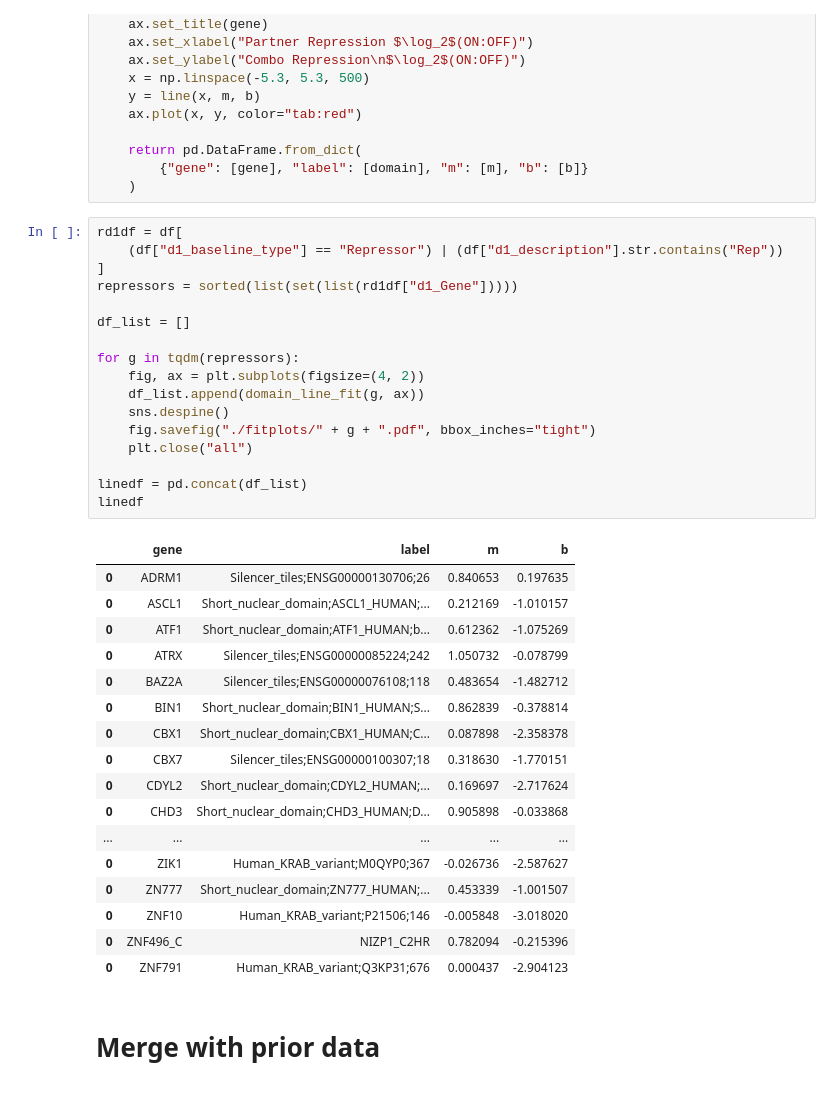
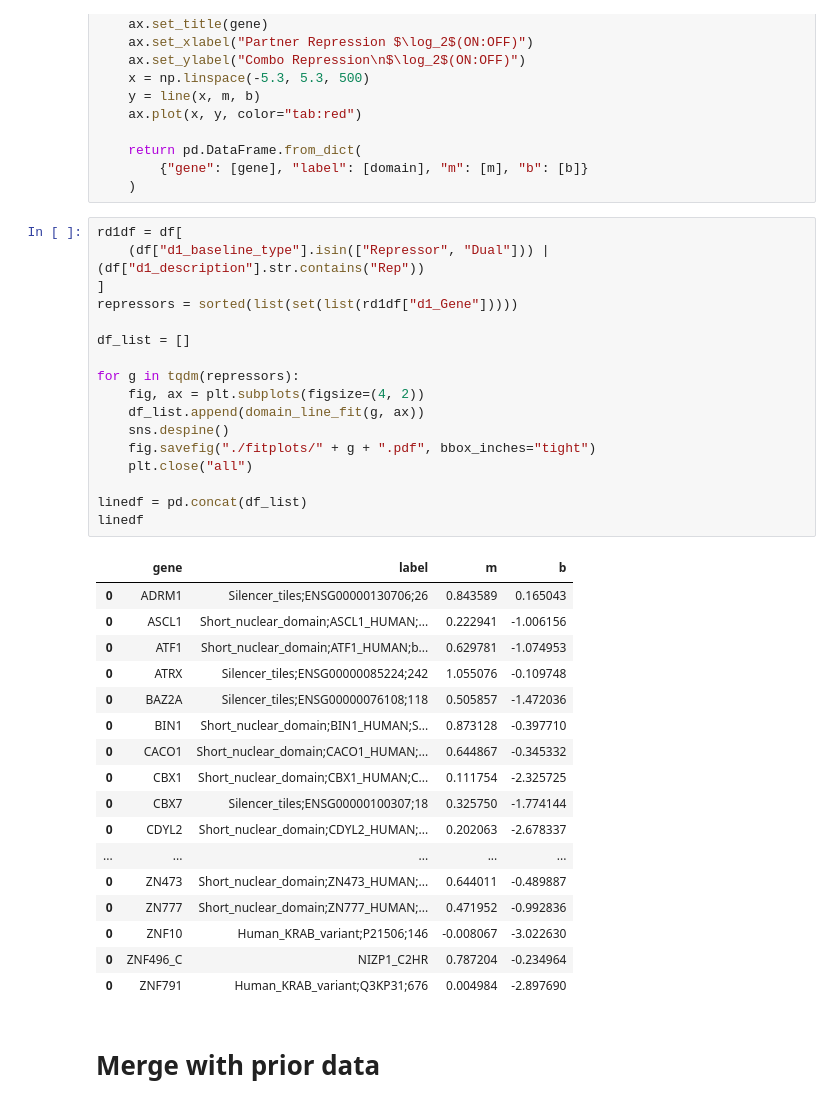
Before and after one commit to axmukund/corecruit_mukund22, a Jupyter notebook: fig_3/03_repressor_trendlines/Fitting Lines to Repressors.ipynb, the cells around one changed output. Drawn from its saved outputs; the diff is of its cells as text.

Commit message:
Remaking repressor trendlines

```diff
--- a/fig_3/03_repressor_trendlines/Fitting Lines to Repressors.ipynb
+++ b/fig_3/03_repressor_trendlines/Fitting Lines to Repressors.ipynb
@@ -109,39 +109,39 @@ def domain_line_fit(gene, ax, debug=False):
     )
 # %%
 rd1df = df[
-    (df["d1_baseline_type"] == "Repressor") | (df["d1_description"].str.contains("Rep"))
+    (df["d1_baseline_type"].isin(["Repressor", "Dual"])) | (df["d1_description"].str.contains("Rep"))
 ]
 repressors = sorted(list(set(list(rd1df["d1_Gene"]))))
 
 df_list = []
 
 for g in tqdm(repressors):
     fig, ax = plt.subplots(figsize=(4, 2))
     df_list.append(domain_line_fit(g, ax))
     sns.despine()
     fig.savefig("./fitplots/" + g + ".pdf", bbox_inches="tight")
     plt.close("all")
 
 linedf = pd.concat(df_list)
 linedf
 # %% [output]
 |  | gene | label | m | b |
-| 0 | ADRM1 | Silencer_tiles;ENSG00000130706;26 | 0.840653 | 0.197635 |
-| 0 | ASCL1 | Short_nuclear_domain;ASCL1_HUMAN;... | 0.212169 | -1.010157 |
-| 0 | ATF1 | Short_nuclear_domain;ATF1_HUMAN;b... | 0.612362 | -1.075269 |
-| 0 | ATRX | Silencer_tiles;ENSG00000085224;242 | 1.050732 | -0.078799 |
-| 0 | BAZ2A | Silencer_tiles;ENSG00000076108;118 | 0.483654 | -1.482712 |
-| 0 | BIN1 | Short_nuclear_domain;BIN1_HUMAN;S... | 0.862839 | -0.378814 |
-| 0 | CBX1 | Short_nuclear_domain;CBX1_HUMAN;C... | 0.087898 | -2.358378 |
-| 0 | CBX7 | Silencer_tiles;ENSG00000100307;18 | 0.318630 | -1.770151 |
-| 0 | CDYL2 | Short_nuclear_domain;CDYL2_HUMAN;... | 0.169697 | -2.717624 |
-| 0 | CHD3 | Short_nuclear_domain;CHD3_HUMAN;D... | 0.905898 | -0.033868 |
+| 0 | ADRM1 | Silencer_tiles;ENSG00000130706;26 | 0.843589 | 0.165043 |
+| 0 | ASCL1 | Short_nuclear_domain;ASCL1_HUMAN;... | 0.222941 | -1.006156 |
+| 0 | ATF1 | Short_nuclear_domain;ATF1_HUMAN;b... | 0.629781 | -1.074953 |
+| 0 | ATRX | Silencer_tiles;ENSG00000085224;242 | 1.055076 | -0.109748 |
+| 0 | BAZ2A | Silencer_tiles;ENSG00000076108;118 | 0.505857 | -1.472036 |
+| 0 | BIN1 | Short_nuclear_domain;BIN1_HUMAN;S... | 0.873128 | -0.397710 |
+| 0 | CACO1 | Short_nuclear_domain;CACO1_HUMAN;... | 0.644867 | -0.345332 |
+| 0 | CBX1 | Short_nuclear_domain;CBX1_HUMAN;C... | 0.111754 | -2.325725 |
+| 0 | CBX7 | Silencer_tiles;ENSG00000100307;18 | 0.325750 | -1.774144 |
+| 0 | CDYL2 | Short_nuclear_domain;CDYL2_HUMAN;... | 0.202063 | -2.678337 |
 | ... | ... | ... | ... | ... |
-| 0 | ZIK1 | Human_KRAB_variant;M0QYP0;367 | -0.026736 | -2.587627 |
-| 0 | ZN777 | Short_nuclear_domain;ZN777_HUMAN;... | 0.453339 | -1.001507 |
-| 0 | ZNF10 | Human_KRAB_variant;P21506;146 | -0.005848 | -3.018020 |
-| 0 | ZNF496_C | NIZP1_C2HR | 0.782094 | -0.215396 |
-| 0 | ZNF791 | Human_KRAB_variant;Q3KP31;676 | 0.000437 | -2.904123 |
+| 0 | ZN473 | Short_nuclear_domain;ZN473_HUMAN;... | 0.644011 | -0.489887 |
+| 0 | ZN777 | Short_nuclear_domain;ZN777_HUMAN;... | 0.471952 | -0.992836 |
+| 0 | ZNF10 | Human_KRAB_variant;P21506;146 | -0.008067 | -3.022630 |
+| 0 | ZNF496_C | NIZP1_C2HR | 0.787204 | -0.234964 |
+| 0 | ZNF791 | Human_KRAB_variant;Q3KP31;676 | 0.004984 | -2.897690 |
 # %% [markdown]
 # Merge with prior data
 # %%
```
Also changed, not shown: parts of 2 cells of this notebook, 56 other files.
